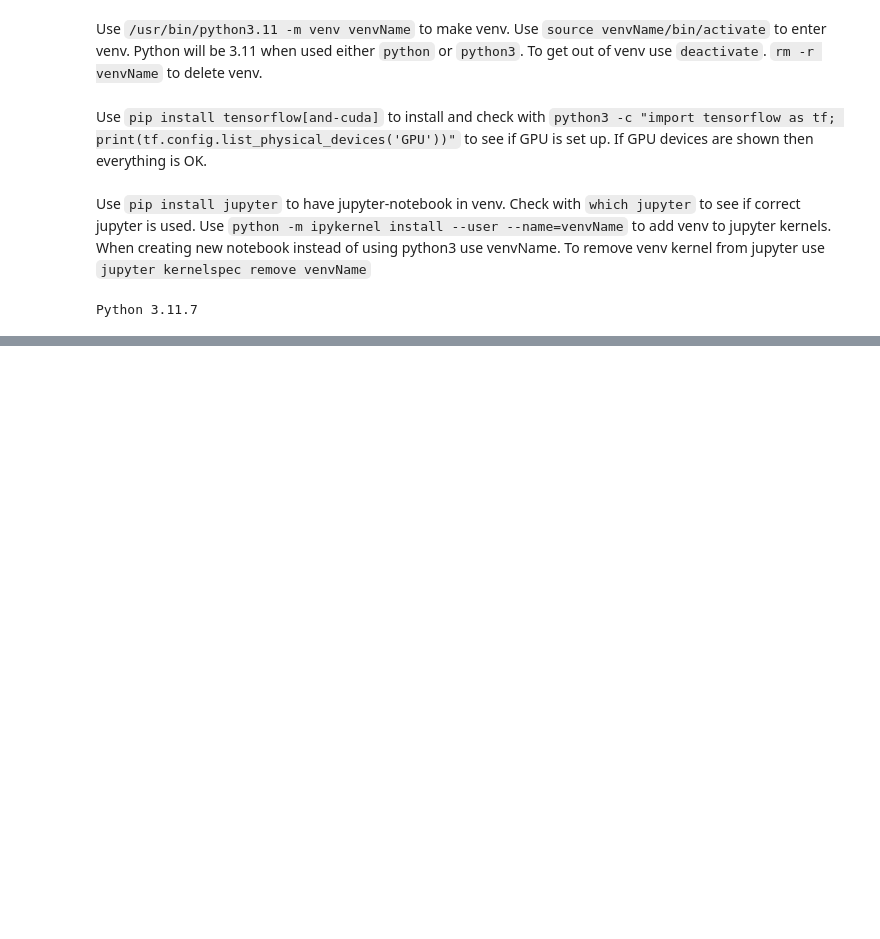
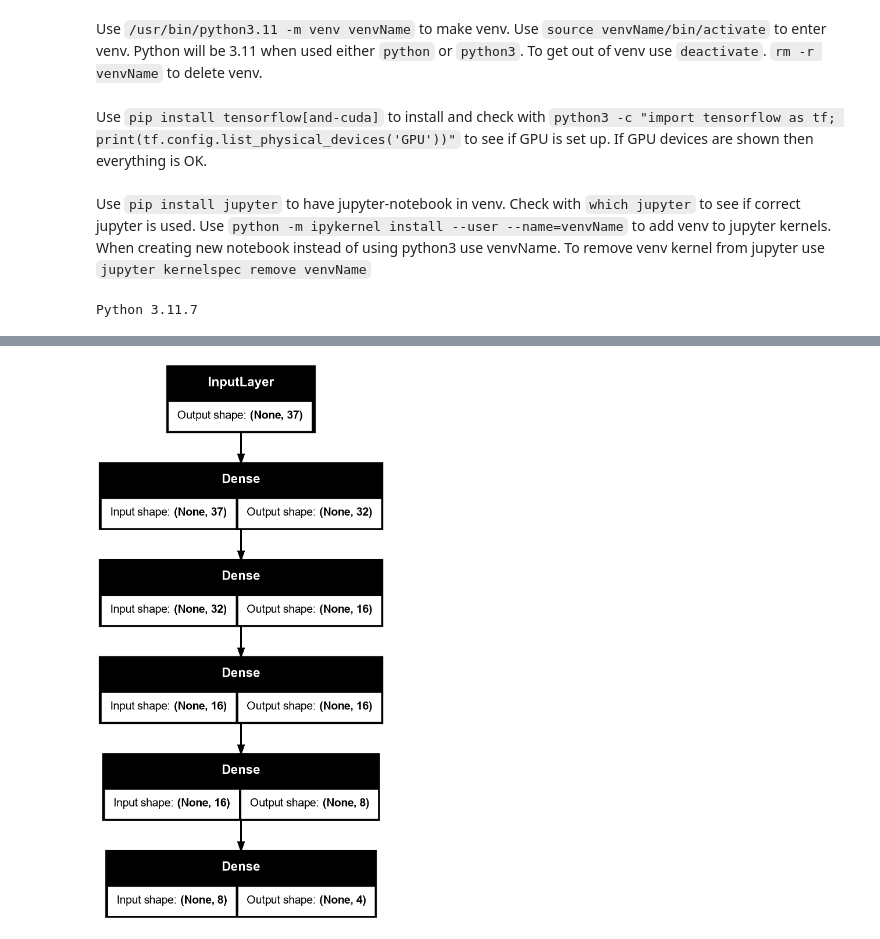
Before and after one commit to MrAliTheGreat/GlobalAirQuality, a Jupyter notebook: TabularDNN.ipynb, the cells around one changed output, grey strips where cells are left out. Drawn from its saved outputs; the diff is of its cells as text; code cells hidden in the pictures; blank space fills up the shorter version.

Commit message:
Add initial tabularDNN model

```diff
--- a/TabularDNN.ipynb
+++ b/TabularDNN.ipynb
@@ -42,0 +171,16 @@ df.head()
+# %%
+def get_model():
+    inputs = keras.Input(shape = (37,))
+    x = keras.layers.Dense(32, activation = "relu")(inputs)
+    x = keras.layers.Dense(16, activation = "relu")(x)
+    x = keras.layers.Dense(16, activation = "relu")(x)
+    x = keras.layers.Dense(8, activation = "relu")(x)
+    outputs = keras.layers.Dense(4)(x)
+
+    model = keras.Model(inputs = inputs, outputs = outputs, name = "TabularDNN")
+    model.compile(
+        loss = keras.losses.MeanSquaredError(),
+        optimizer = keras.optimizers.Adam(),
+        metrics = ["accuracy"]
+    )
+    return model
@@ -42,0 +209,4 @@ df.head()
+# %%
+keras.utils.plot_model(get_model(), show_shapes = True)
+# %% [output]
+[figure, added]
```
Also changed, not shown: parts of 20 cells of this notebook, 1 other file.
